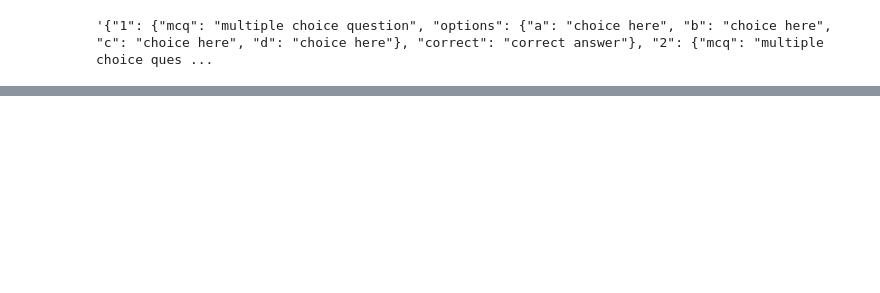
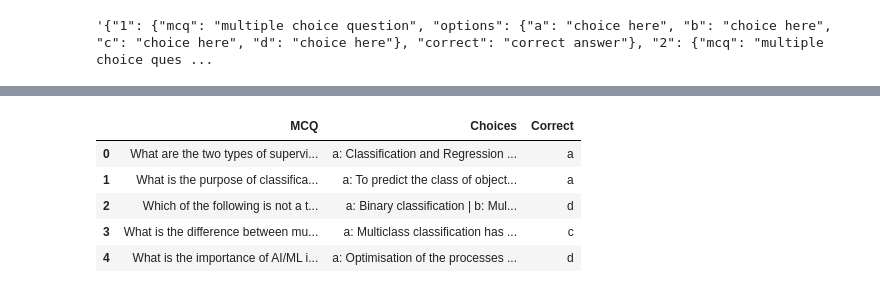
Before and after one commit to SreejithHari1881/mcqgen, a Jupyter notebook: experiment/mcq.ipynb, the cells around one changed output, grey strips where cells are left out. Saved outputs shown, nothing was run; the diff lists cells and outputs as text; code cells hidden in the pictures; blank space fills up the shorter version.

```diff
--- a/experiment/mcq.ipynb
+++ b/experiment/mcq.ipynb
@@ -202,0 +212,16 @@ Total Cost:0.0
+# %%
+quiz=response.get("quiz")
+# %%
+quiz=json.loads(quiz)
+# %%
+quiz_table_data = []
+for key, value in quiz.items():
+    mcq = value["mcq"]
+    options = " | ".join(
+        [
+            f"{option}: {option_value}"
+            for option, option_value in value["options"].items()
+            ]
+        )
+    correct = value["correct"]
+    quiz_table_data.append({"MCQ": mcq, "Choices": options, "Correct": correct})
@@ -202,0 +246,11 @@ Total Cost:0.0
+# %%
+quiz=pd.DataFrame(quiz_table_data)
+# %%
+quiz
+# %% [output]
+|  | MCQ | Choices | Correct |
+| 0 | What are the two types of supervi... | a: Classification and Regression ... | a |
+| 1 | What is the purpose of classifica... | a: To predict the class of object... | a |
+| 2 | Which of the following is not a t... | a: Binary classification | b: Mul... | d |
+| 3 | What is the difference between mu... | a: Multiclass classification has ... | c |
+| 4 | What is the importance of AI/ML i... | a: Optimisation of the processes ... | d |
```
Also changed, not shown: parts of 5 cells of this notebook.
